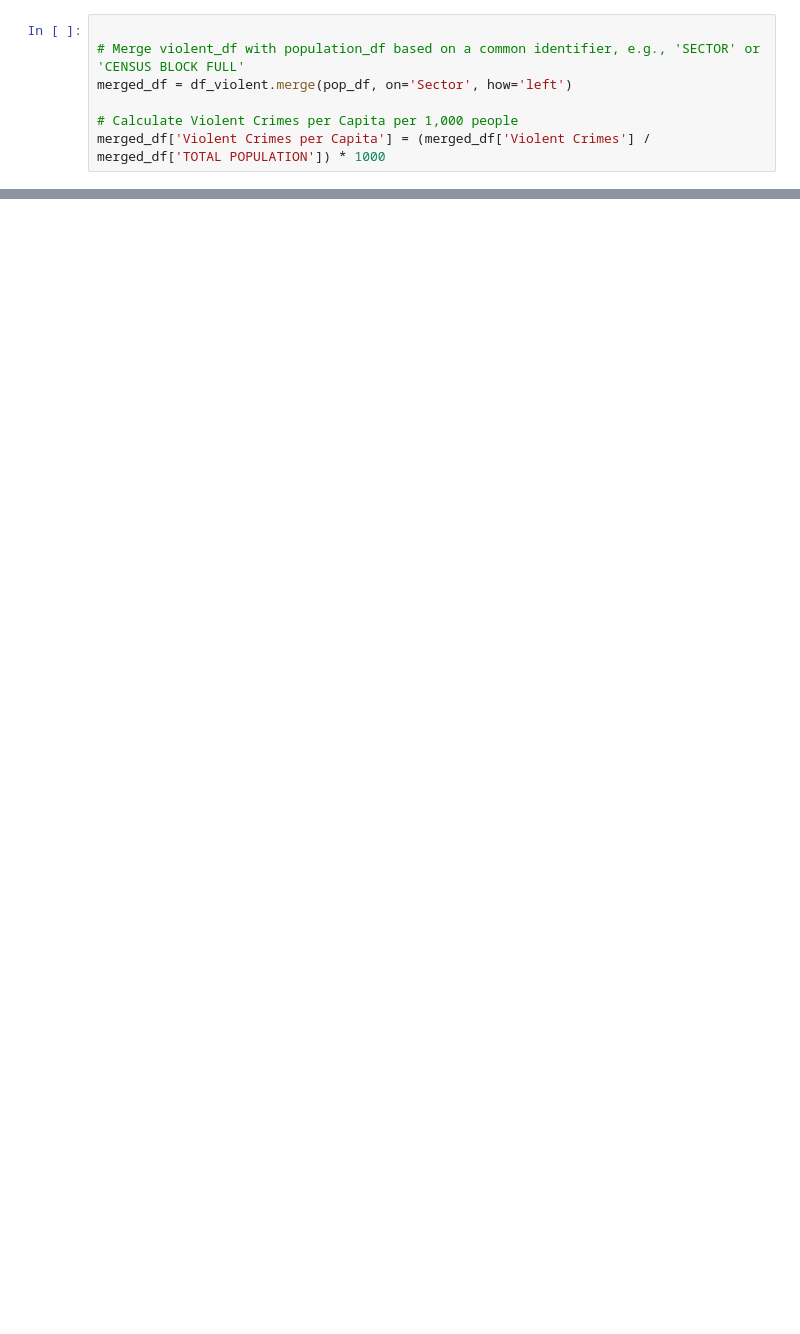
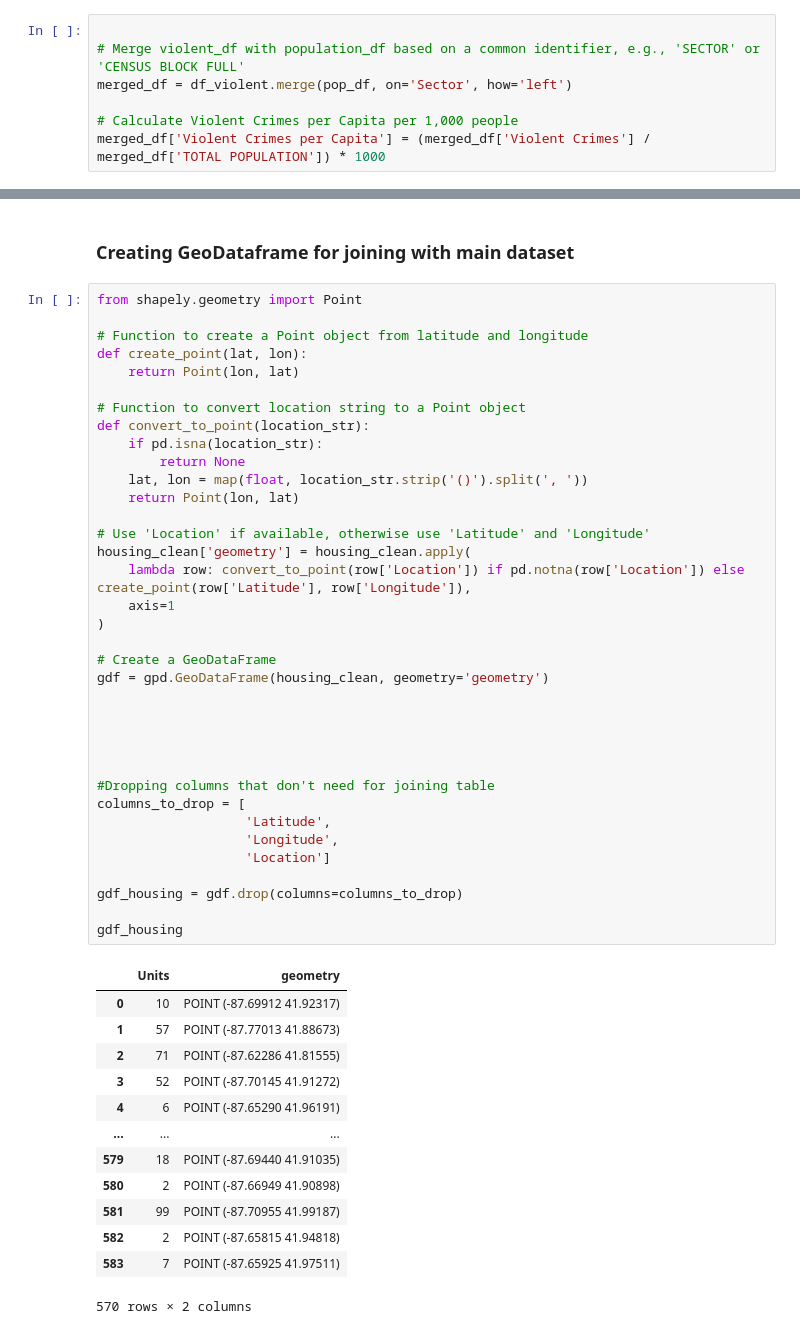
Before and after one commit to echestnut22/Crime-Analysis, a Jupyter notebook: Chicago Crime ML Notebooks/Crimes-Per-Capita-Conversion.ipynb, the cells around one changed output, grey strips where cells are left out. Saved outputs shown, nothing was run; the diff lists cells and outputs as text; blank space fills up the shorter version.

```diff
--- a/Chicago Crime ML Notebooks/Crimes-Per-Capita-Conversion.ipynb
+++ b/Chicago Crime ML Notebooks/Crimes-Per-Capita-Conversion.ipynb
@@ -298,0 +450,52 @@ merged_df.to_sql(new_table_name, con=engine, if_exists='replace', index=False)
+# %% [markdown]
+### Creating GeoDataframe for joining with main dataset
+# %%
+from shapely.geometry import Point
+
+# Function to create a Point object from latitude and longitude
+def create_point(lat, lon):
+    return Point(lon, lat)
+
+# Function to convert location string to a Point object
+def convert_to_point(location_str):
+    if pd.isna(location_str):
+        return None
+    lat, lon = map(float, location_str.strip('()').split(', '))
+    return Point(lon, lat)
+
+# Use 'Location' if available, otherwise use 'Latitude' and 'Longitude'
+housing_clean['geometry'] = housing_clean.apply(
+    lambda row: convert_to_point(row['Location']) if pd.notna(row['Location']) else create_point(row['Latitude'], row['Longitude']),
+    axis=1
+)
+
+# Create a GeoDataFrame
+gdf = gpd.GeoDataFrame(housing_clean, geometry='geometry')
+
+
+
+
+
+#Dropping columns that don't need for joining table
+columns_to_drop = [
+                   'Latitude',
+                   'Longitude',
+                   'Location']
+
+gdf_housing = gdf.drop(columns=columns_to_drop)
+
+gdf_housing
+# %% [output]
+|  | Units | geometry |
+| 0 | 10 | POINT (-87.69912 41.92317) |
+| 1 | 57 | POINT (-87.77013 41.88673) |
+| 2 | 71 | POINT (-87.62286 41.81555) |
+| 3 | 52 | POINT (-87.70145 41.91272) |
+| 4 | 6 | POINT (-87.65290 41.96191) |
+| ... | ... | ... |
+| 579 | 18 | POINT (-87.69440 41.91035) |
+| 580 | 2 | POINT (-87.66949 41.90898) |
+| 581 | 99 | POINT (-87.70955 41.99187) |
+| 582 | 2 | POINT (-87.65815 41.94818) |
+| 583 | 7 | POINT (-87.65925 41.97511) |
+570 rows × 2 columns
```
Also changed, not shown: parts of 25 cells of this notebook, 2 other files.
